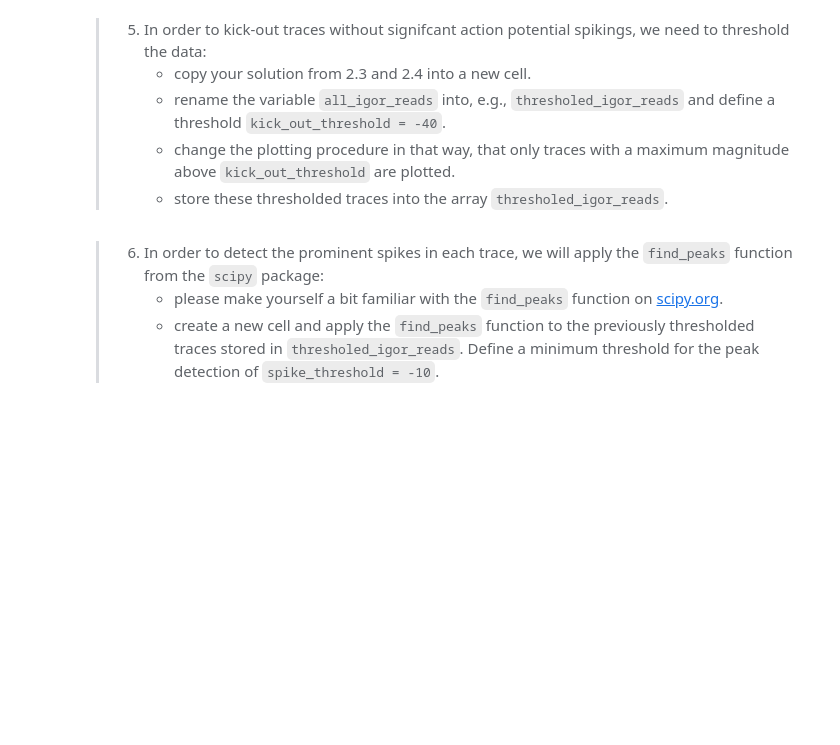
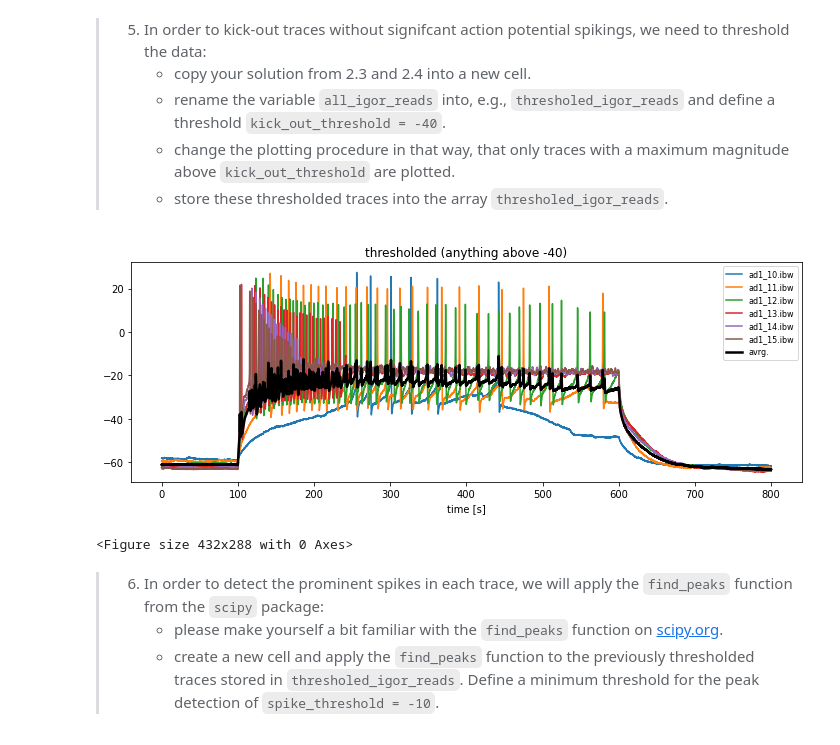
Before and after one commit to FabrizioMusacchio/Python_Course, a Jupyter notebook: 02.5 Python pipeline for IGOR recordings.ipynb, the cells around one changed output. Saved outputs shown, nothing was run; the diff lists cells and outputs as text; code cells hidden in the pictures; blank space fills up the shorter version.

```diff
--- a/02.5 Python pipeline for IGOR recordings.ipynb
+++ b/02.5 Python pipeline for IGOR recordings.ipynb
@@ -119,6 +122,36 @@ plt.savefig(file_path + " overview.pdf")
 </blockquote>
 # %%
 # Solution 2.5
+thresholed_igor_reads = np.empty((test_igor_read.shape[0], 0))
+
+kick_out_threshold = -40
+
+fig = plt.figure(2, figsize=(10, 4))
+plt.clf()
+# for i, file in enumerate(file_names):
+for file in file_names:
+
+    current_file = os.path.join(file_path, file)
+    current_igor_read = io.IgorIO(current_file).read_analogsignal()
+
+    # thresholding:
+    if np.max(current_igor_read) >= kick_out_threshold:
+        plt.plot(current_igor_read.times, current_igor_read, label=file)
+
+        thresholed_igor_reads = np.append(thresholed_igor_reads, current_igor_read.as_array(), axis=1)
+        #thresholed_igor_reads_times = np.append(thresholed_igor_reads_times, current_igor_read.times)
+
+
+plt.plot(current_igor_read.times, thresholed_igor_reads.mean(axis=1), lw=2.5, c="k", label="avrg.")
+plt.xlabel("time [s]")
+plt.title(f"thresholded (anything above {kick_out_threshold})")
+plt.legend(fontsize=8)
+plt.tight_layout()
+plt.show()
+plt.savefig(file_path + " overview thresholded.pdf")
+# %% [output]
+[figure, added]
+<Figure size 432x288 with 0 Axes>
 # %% [markdown]
 <blockquote>
 
```
Also changed, not shown: parts of 4 cells of this notebook, 2 other files.
